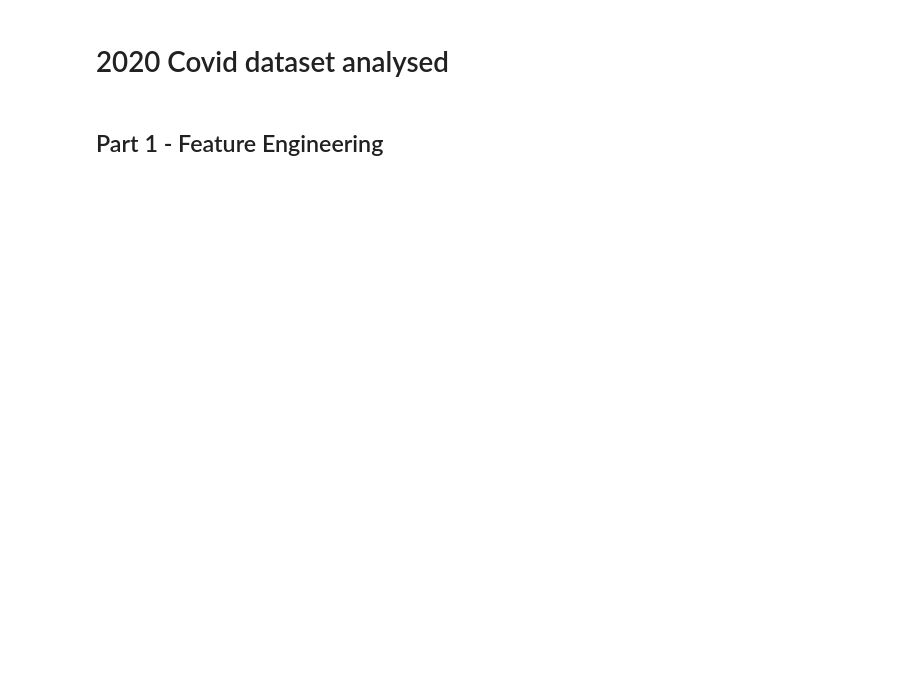
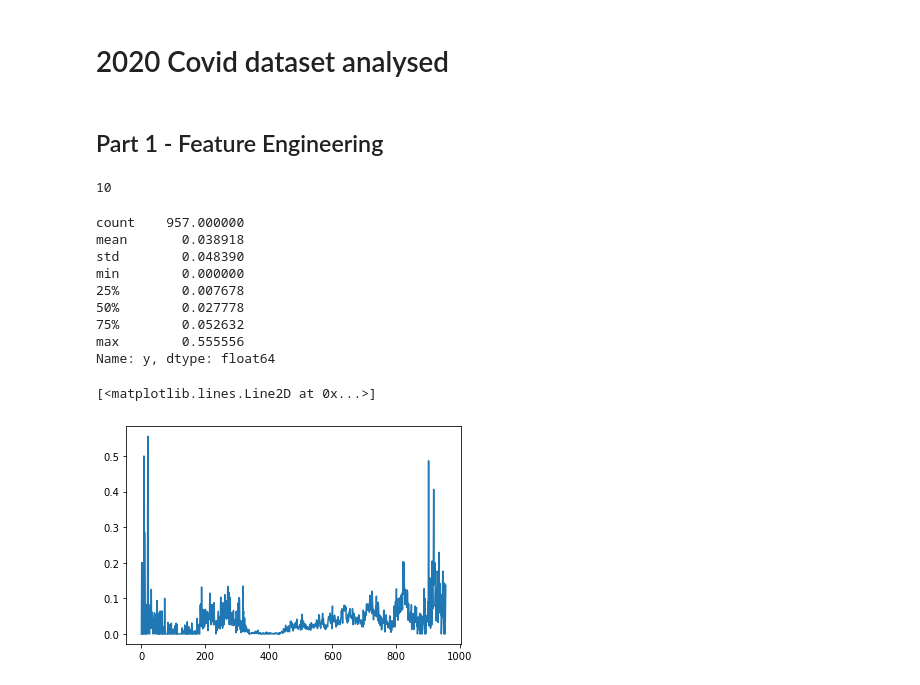
Before and after one commit to eduardburlacu/CERI_HackX, a Jupyter notebook: Covid_Cases_Predictor-main/Covid_Predictor_Main_BUN.ipynb, the cells around one changed output. Drawn from its saved outputs; the diff is of its cells as text; code cells hidden in the pictures; blank space fills up the shorter version.

```diff
--- a/Covid_Cases_Predictor-main/Covid_Predictor_Main_BUN.ipynb
+++ b/Covid_Cases_Predictor-main/Covid_Predictor_Main_BUN.ipynb
@@ -19,9 +20,30 @@ for (root, dirs, files) in os.walk(os.path.join(os.getcwd(), "county_data")):
             df = df.dropna()
             if len(df):
                 name = df["areaName"][5]
-                df = df[::-1].reset_index(drop=True)
-                y_values = pd.Series(df["newCasesBySpecimenDate"]/df["newVirusTestsBySpecimenDate"])
+                df = df.drop(df.columns[:3], axis=1)[::-1].reset_index(drop=True)
+                df['y'] = df["newCasesBySpecimenDate"]/df["newVirusTestsBySpecimenDate"]
                 for i in range(len(df)):
-                        if df["newVirusTestsBySpecimenDate"][i]==0:
-                            y_values.loc[i]=0
-                list_of_df.append((name,y_values))
+                    if df["newVirusTestsBySpecimenDate"][i]==0:
+                        df.loc[i,'y']=0
+                df.columns=['Date','Cases','Deaths','Tests','y']
+                #df=df.set_index('Date')
+                list_of_df.append([name,df])
+# %%
+list_of_df[0][1]["Tests"][6]
+# %% [output]
+10
+# %%
+print(list_of_df[16][1].y.describe())
+plt.plot(list_of_df[16][1].y)
+# %% [output]
+count    957.000000
+mean       0.038918
+std        0.048390
+min        0.000000
+25%        0.007678
+50%        0.027778
+75%        0.052632
+max        0.555556
+Name: y, dtype: float64
+[<matplotlib.lines.Line2D at 0x...>]
+[figure, added]
```
Also changed, not shown: parts of 16 cells of this notebook, 4 other files.
